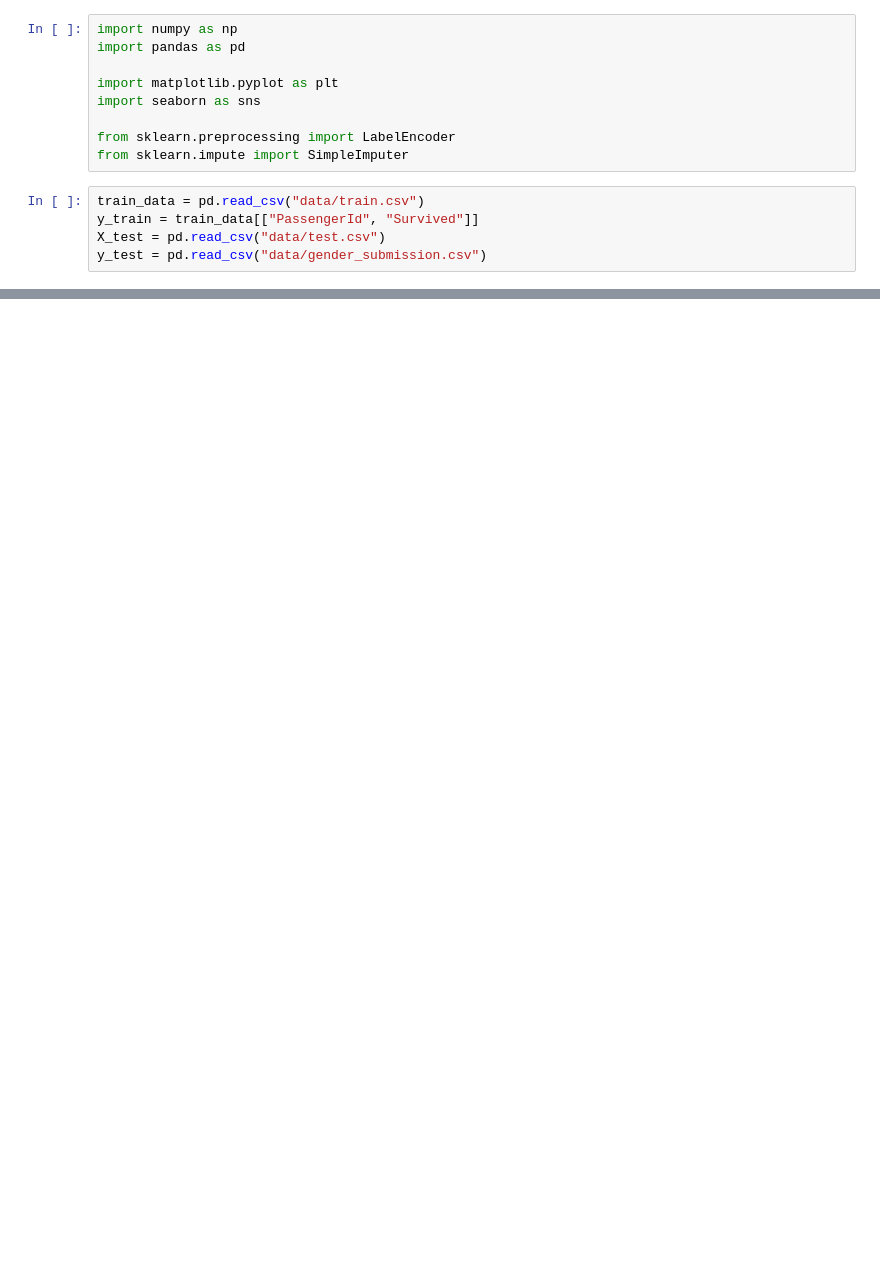
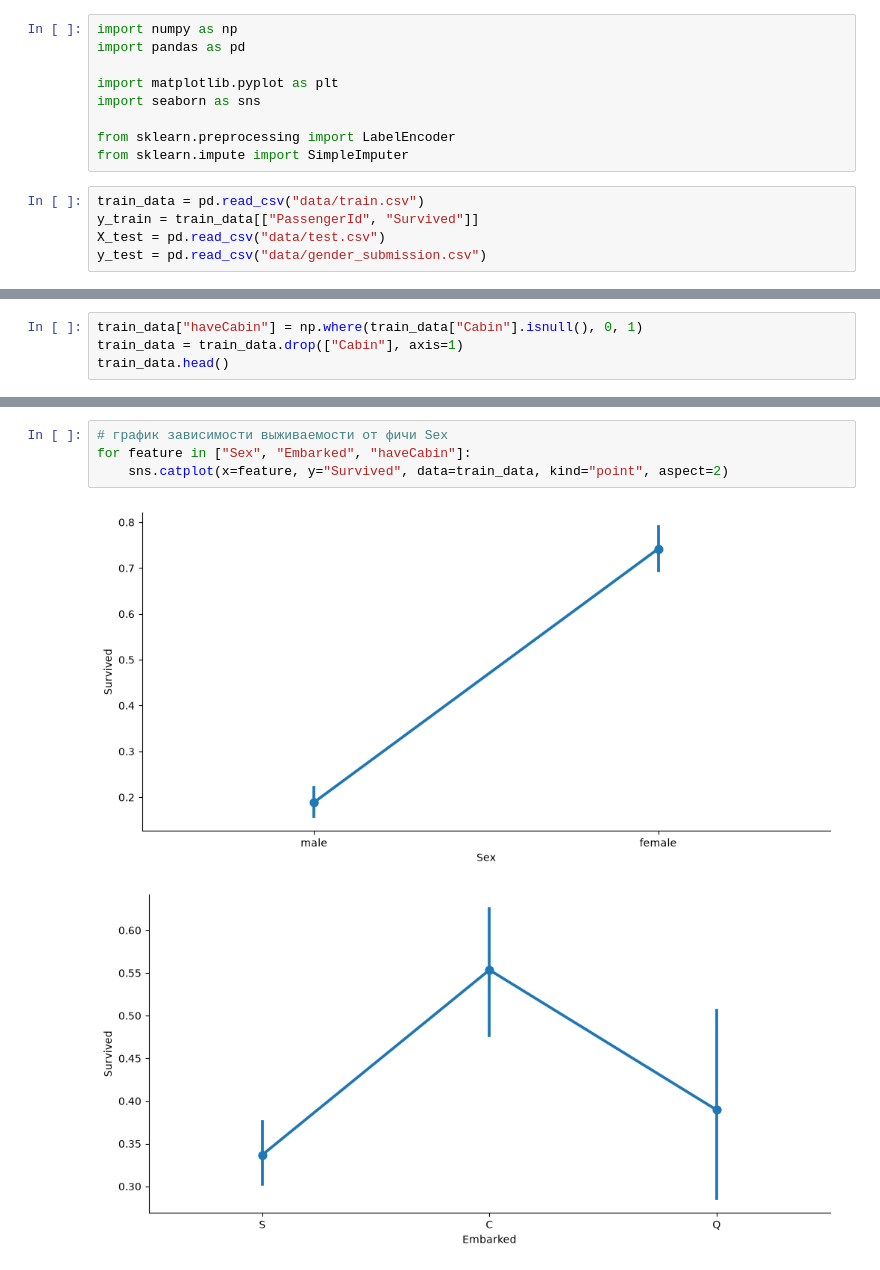
Before and after one commit to MLOutlier/titanic, a Jupyter notebook: cat_features.ipynb, the cells around one changed output, grey strips where cells are left out. Cells and saved outputs as stored; diff of their text form; blank space fills up the shorter version.

```diff
--- a/cat_features.ipynb
+++ b/cat_features.ipynb
@@ -35,0 +58,4 @@ train_data.head()
+# %%
+train_data["haveCabin"] = np.where(train_data["Cabin"].isnull(), 0, 1)
+train_data = train_data.drop(["Cabin"], axis=1)
+train_data.head()
@@ -35,0 +69,7 @@ train_data.head()
+# %%
+# график зависимости выживаемости от фичи Sex
+for feature in ["Sex", "Embarked", "haveCabin"]:
+    sns.catplot(x=feature, y="Survived", data=train_data, kind="point", aspect=2)
+# %% [output]
+[figure, added]
+[figure, added]
```
Also changed, not shown: parts of 9 cells of this notebook.
